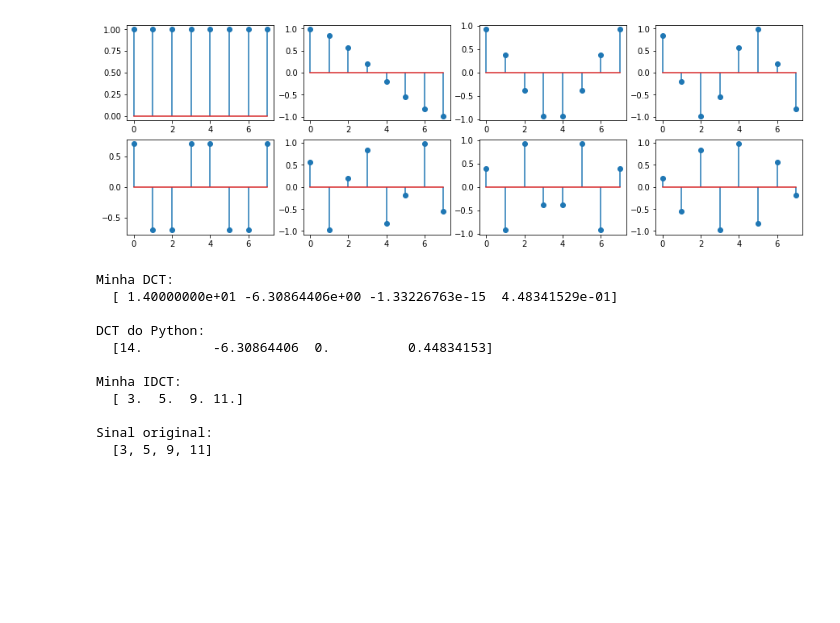
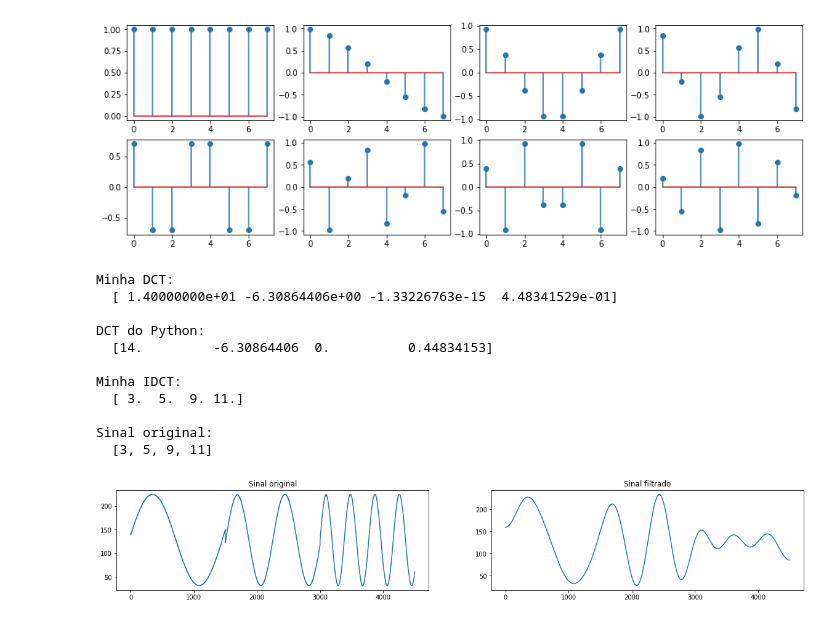
Before and after one commit to Isenlith/ANASIN-II, a Jupyter notebook: Sinais_DCT.ipynb, the cells around one changed output. Cells and saved outputs as stored; diff of their text form; code cells hidden in the pictures; blank space fills up the shorter version.

```diff
--- a/Sinais_DCT.ipynb
+++ b/Sinais_DCT.ipynb
@@ -91,3 +91,20 @@ Minha IDCT:
 
 Sinal original:
   [3, 5, 9, 11]
+# %%
+plt.rcParams["figure.figsize"] = (20, 3)
+
+sinal = np.loadtxt("/content/sinal_prova_A3.txt")
+
+sinal_dct = dct(sinal)
+sinal_dct[20::] = 0
+sinal_idct = idct(sinal_dct)
+
+plt.subplot(1, 2, 1)
+plt.title("Sinal original")
+plt.plot(sinal);
+plt.subplot(1, 2, 2)
+plt.title("Sinal filtrado")
+plt.plot(sinal_idct);
+# %% [output]
+[figure, added]
```
